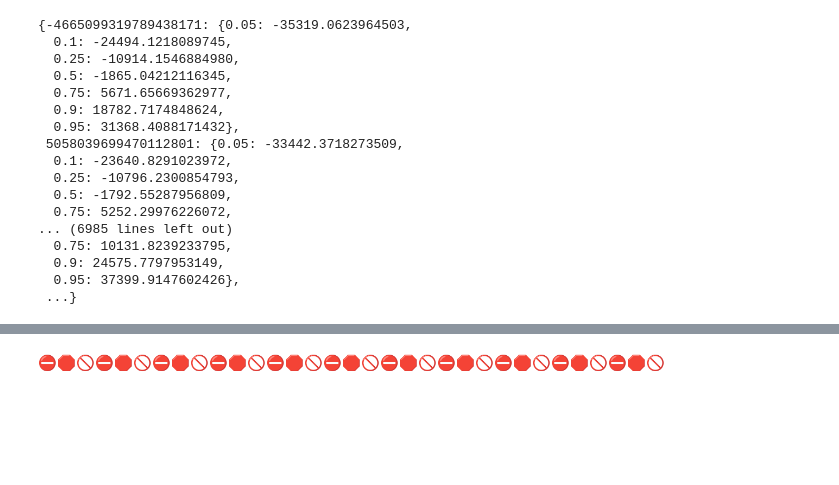
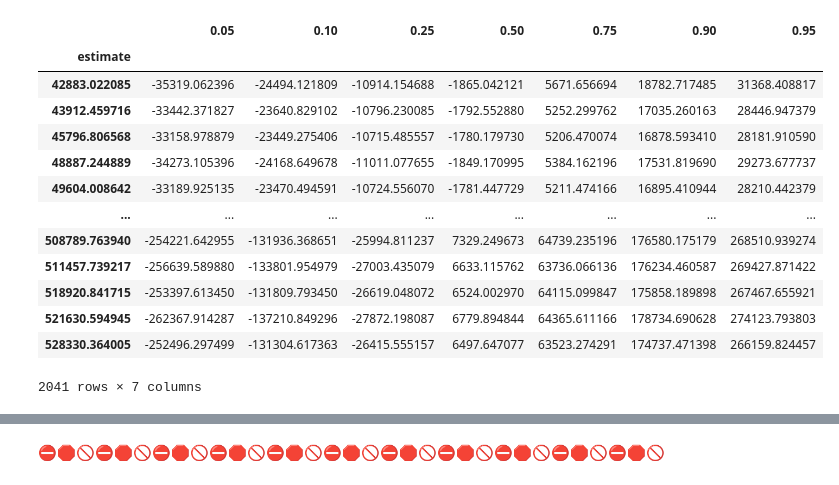
Before and after one commit to hamlett-neil-ur/201229-MathStats, a Jupyter notebook: code/210314 metalog fit to residuals.ipynb, the cells around one changed output, grey strips where cells are left out. Saved outputs shown, nothing was run; the diff lists cells and outputs as text; code cells hidden in the pictures; blank space fills up the shorter version.

```diff
--- a/code/210314 metalog fit to residuals.ipynb
+++ b/code/210314 metalog fit to residuals.ipynb
@@ -307,23 +304,3 @@ for hashkey in model_residuals.index:
                                                     map(M_𝓎, quantile_cuts)))})
     except:
         failed_estiamte.update(hashkey)
-# %%
-resid_quantiles
-# %% [output]
-{-4665099319789438171: {0.05: -35319.0623964503,
-  0.1: -24494.1218089745,
-  0.25: -10914.1546884980,
-  0.5: -1865.04212116345,
-  0.75: 5671.65669362977,
-  0.9: 18782.7174848624,
-  0.95: 31368.4088171432},
- 5058039699470112801: {0.05: -33442.3718273509,
-  0.1: -23640.8291023972,
-  0.25: -10796.2300854793,
-  0.5: -1792.55287956809,
-  0.75: 5252.29976226072,
-... (6985 lines left out)
-  0.75: 10131.8239233795,
-  0.9: 24575.7797953149,
-  0.95: 37399.9147602426},
- ...}
@@ -329,0 +315,17 @@ resid_quantiles
+# %%
+residual_quantile_cuts
+# %% [output]
+|  | 0.05 | 0.10 | 0.25 | 0.50 | 0.75 | 0.90 | 0.95 |
+| estimate |  |  |  |  |  |  |  |
+| 42883.022085 | -35319.062396 | -24494.121809 | -10914.154688 | -1865.042121 | 5671.656694 | 18782.717485 | 31368.408817 |
+| 43912.459716 | -33442.371827 | -23640.829102 | -10796.230085 | -1792.552880 | 5252.299762 | 17035.260163 | 28446.947379 |
+| 45796.806568 | -33158.978879 | -23449.275406 | -10715.485557 | -1780.179730 | 5206.470074 | 16878.593410 | 28181.910590 |
+| 48887.244889 | -34273.105396 | -24168.649678 | -11011.077655 | -1849.170995 | 5384.162196 | 17531.819690 | 29273.677737 |
+| 49604.008642 | -33189.925135 | -23470.494591 | -10724.556070 | -1781.447729 | 5211.474166 | 16895.410944 | 28210.442379 |
+| ... | ... | ... | ... | ... | ... | ... | ... |
+| 508789.763940 | -254221.642955 | -131936.368651 | -25994.811237 | 7329.249673 | 64739.235196 | 176580.175179 | 268510.939274 |
+| 511457.739217 | -256639.589880 | -133801.954979 | -27003.435079 | 6633.115762 | 63736.066136 | 176234.460587 | 269427.871422 |
+| 518920.841715 | -253397.613450 | -131809.793450 | -26619.048072 | 6524.002970 | 64115.099847 | 175858.189898 | 267467.655921 |
+| 521630.594945 | -262367.914287 | -137210.849296 | -27872.198087 | 6779.894844 | 64365.611166 | 178734.690628 | 274123.793803 |
+| 528330.364005 | -252496.297499 | -131304.617363 | -26415.555157 | 6497.647077 | 63523.274291 | 174737.471398 | 266159.824457 |
+2041 rows × 7 columns
```
Also changed, not shown: parts of 11 cells of this notebook.
